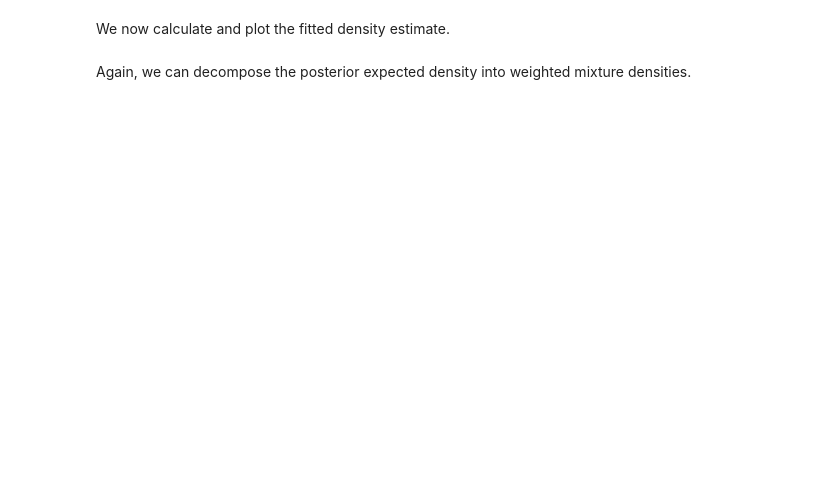
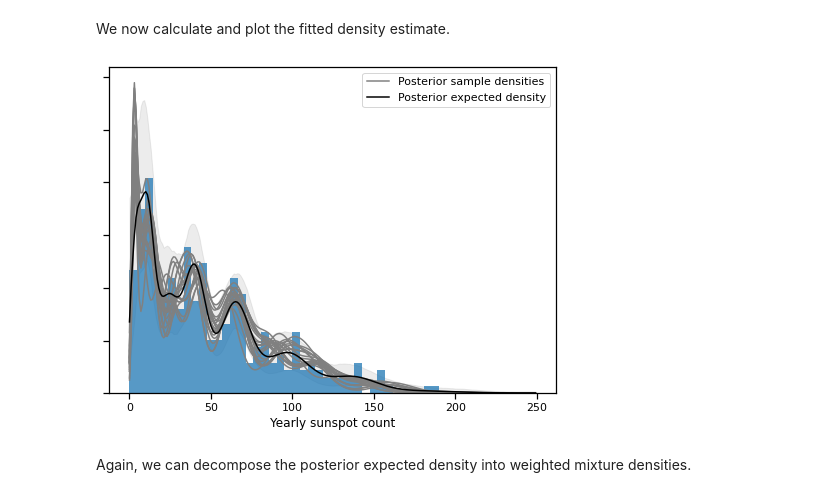
Before and after one commit to larryshamalama/pymc3-playground, a Jupyter notebook: notebooks/Section5_2-Dirichlet-Processes.ipynb, the cells around one changed output. Drawn from its saved outputs; the diff is of its cells as text; code cells hidden in the pictures; blank space fills up the shorter version.

```diff
--- a/notebooks/Section5_2-Dirichlet-Processes.ipynb
+++ b/notebooks/Section5_2-Dirichlet-Processes.ipynb
@@ -442,4 +494,4 @@ with pm.Model() as ss_model:
     obs = pm.Mixture('obs', w, pm.Poisson.dist(μ), observed=sunspot_df.value)
 # %%
 with ss_model:
-    trace = pm.sample(njobs=2)
+    trace = pm.sample(chains=2)
@@ -471,19 +538,21 @@ post_pmf_low, post_pmf_high = np.percentile(post_pmfs, [2.5, 97.5], axis=0)
 # %%
 fig, ax = plt.subplots(figsize=(8, 6))
 
-ax.hist(sunspot_df.value.values, bins=40, normed=True, lw=0, alpha=0.75);
+ax.hist(sunspot_df.value.values, bins=40, density=True, lw=0, alpha=0.75);
 
 ax.fill_between(x_plot, post_pmf_low, post_pmf_high,
                  color='gray', alpha=0.15)
 ax.plot(x_plot, post_pmfs[0],
         c='gray', label='Posterior sample densities');
 ax.plot(x_plot, post_pmfs[-20:].T, c='gray');
 ax.plot(x_plot, post_pmfs.mean(axis=0),
         c='k', label='Posterior expected density');
 
 ax.set_xlabel('Yearly sunspot count');
 ax.set_yticklabels([]);
 ax.legend(loc=1);
+# %% [output]
+[figure, added]
 # %% [markdown]
 Again, we can decompose the posterior expected density into weighted mixture densities.
 # %%
```
Also changed, not shown: parts of 26 cells of this notebook.
